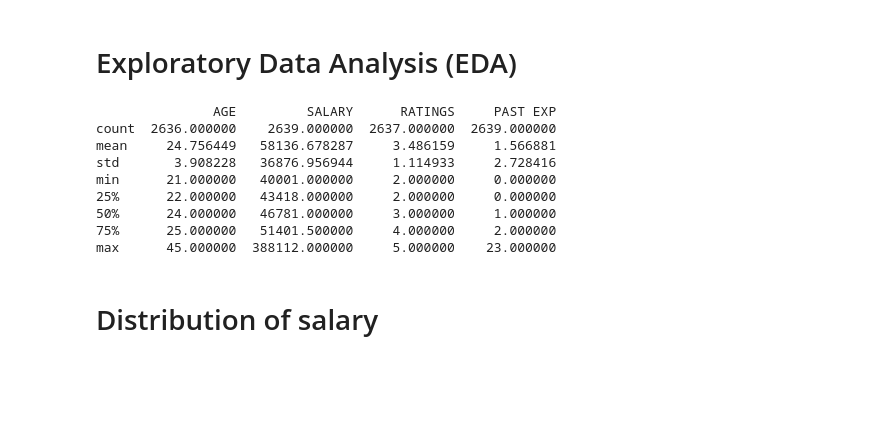
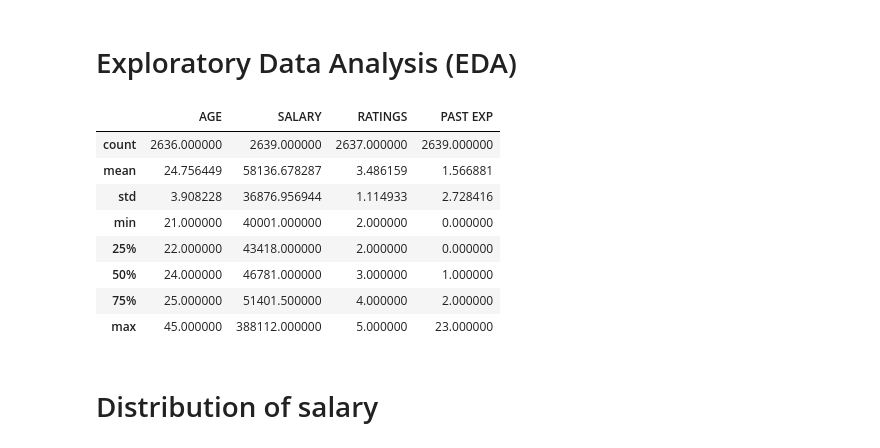
Before and after one commit to Harshit-code-tech/mentorness_ml, a Jupyter notebook: ml_1/mentorness_ml_1.ipynb, the cells around one changed output. Drawn from its saved outputs; the diff is of its cells as text; code cells hidden in the pictures; blank space fills up the shorter version.

```diff
--- a/ml_1/mentorness_ml_1.ipynb
+++ b/ml_1/mentorness_ml_1.ipynb
@@ -39,19 +62,18 @@ PAST EXP        0
 dtype: int64
 # %% [markdown]
 # Exploratory Data Analysis (EDA)
-# %%
-summary_stats = df.describe()
-print(summary_stats)
-# %% [output]
-               AGE         SALARY      RATINGS     PAST EXP
-count  2636.000000    2639.000000  2637.000000  2639.000000
-mean     24.756449   58136.678287     3.486159     1.566881
-std       3.908228   36876.956944     1.114933     2.728416
-min      21.000000   40001.000000     2.000000     0.000000
-25%      22.000000   43418.000000     2.000000     0.000000
-50%      24.000000   46781.000000     3.000000     1.000000
-75%      25.000000   51401.500000     4.000000     2.000000
-max      45.000000  388112.000000     5.000000    23.000000
+# %%
+df.describe()
+# %% [output]
+|  | AGE | SALARY | RATINGS | PAST EXP |
+| count | 2636.000000 | 2639.000000 | 2637.000000 | 2639.000000 |
+| mean | 24.756449 | 58136.678287 | 3.486159 | 1.566881 |
+| std | 3.908228 | 36876.956944 | 1.114933 | 2.728416 |
+| min | 21.000000 | 40001.000000 | 2.000000 | 0.000000 |
+| 25% | 22.000000 | 43418.000000 | 2.000000 | 0.000000 |
+| 50% | 24.000000 | 46781.000000 | 3.000000 | 1.000000 |
+| 75% | 25.000000 | 51401.500000 | 4.000000 | 2.000000 |
+| max | 45.000000 | 388112.000000 | 5.000000 | 23.000000 |
 # %% [markdown]
 # Distribution of salary
 # %% [markdown]
```
Also changed, not shown: parts of 3 cells of this notebook.
